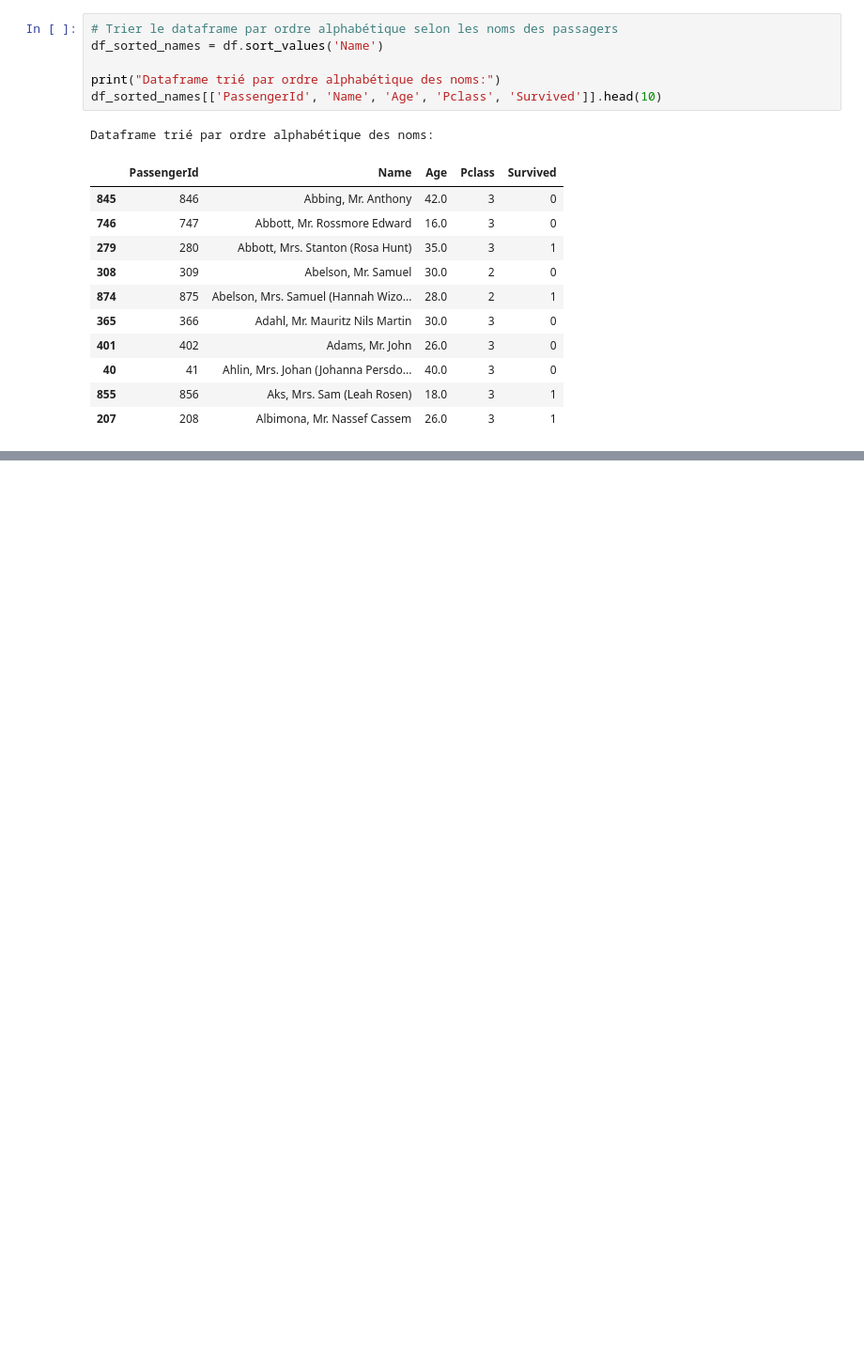
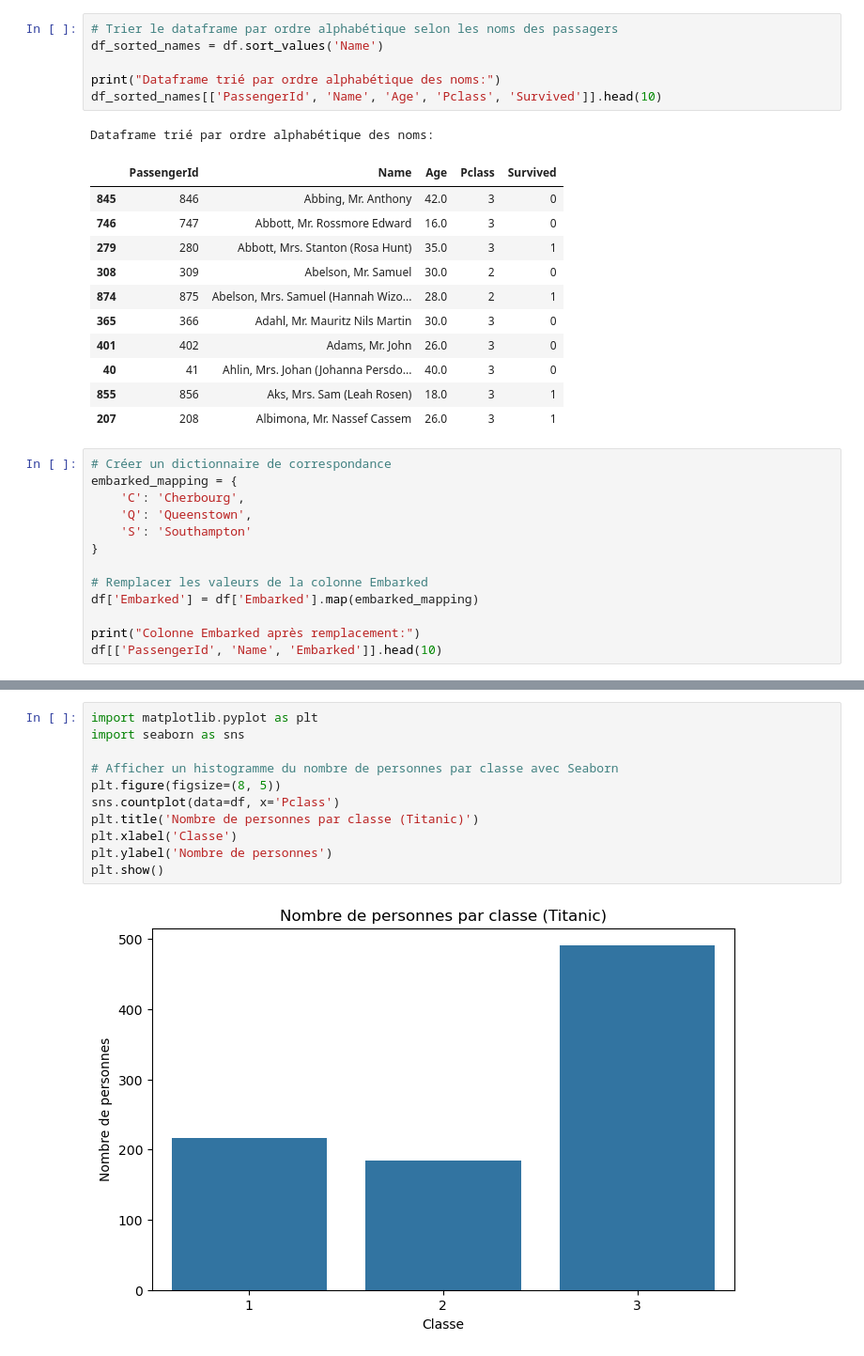
Before and after one commit to pbellot/FormationPANDAS, a Jupyter notebook: Exercices Pandas Solutions.ipynb, the cells around one changed output, grey strips where cells are left out. Shown at 94% size. Cells and saved outputs as stored; diff of their text form; blank space fills up the shorter version.

```diff
--- a/Exercices Pandas Solutions.ipynb
+++ b/Exercices Pandas Solutions.ipynb
@@ -170,3 +170,16 @@ Dataframe trié par ordre alphabétique des noms:
 | 40 | 41 | Ahlin, Mrs. Johan (Johanna Persdo... | 40.0 | 3 | 0 |
 | 855 | 856 | Aks, Mrs. Sam (Leah Rosen) | 18.0 | 3 | 1 |
 | 207 | 208 | Albimona, Mr. Nassef Cassem | 26.0 | 3 | 1 |
+# %%
+# Créer un dictionnaire de correspondance
+embarked_mapping = {
+    'C': 'Cherbourg',
+    'Q': 'Queenstown',
+    'S': 'Southampton'
+}
+
+# Remplacer les valeurs de la colonne Embarked
+df['Embarked'] = df['Embarked'].map(embarked_mapping)
+
+print("Colonne Embarked après remplacement:")
+df[['PassengerId', 'Name', 'Embarked']].head(10)
@@ -172,0 +317,13 @@ Dataframe trié par ordre alphabétique des noms:
+# %%
+import matplotlib.pyplot as plt
+import seaborn as sns
+
+# Afficher un histogramme du nombre de personnes par classe avec Seaborn
+plt.figure(figsize=(8, 5))
+sns.countplot(data=df, x='Pclass')
+plt.title('Nombre de personnes par classe (Titanic)')
+plt.xlabel('Classe')
+plt.ylabel('Nombre de personnes')
+plt.show()
+# %% [output]
+[figure, added]
```
Also changed, not shown: parts of 21 cells of this notebook.
